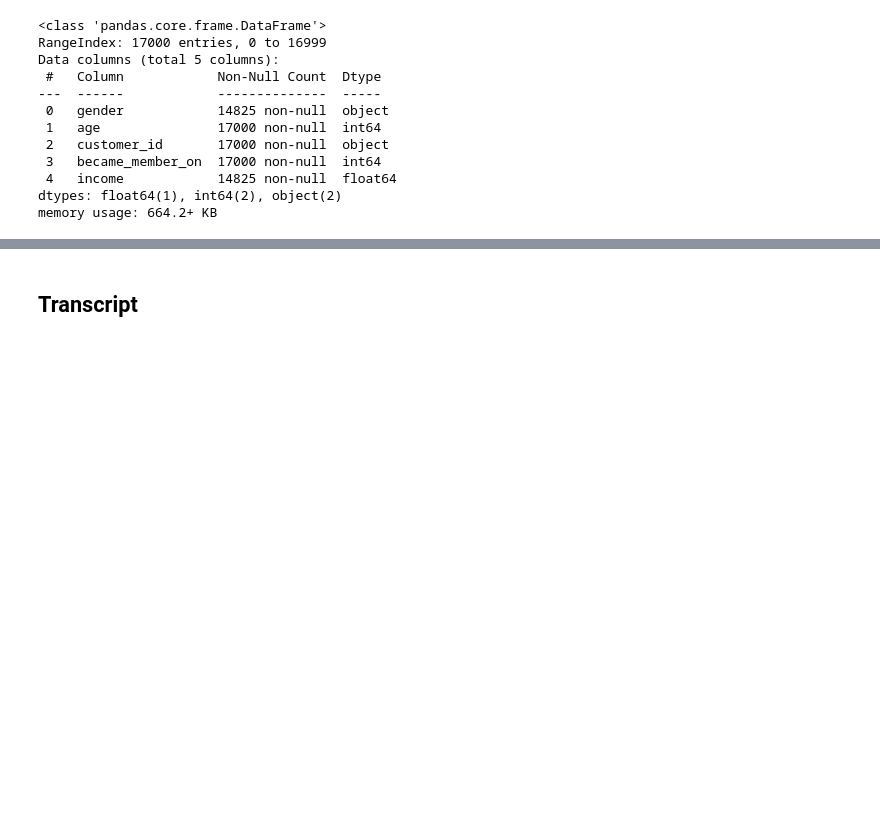
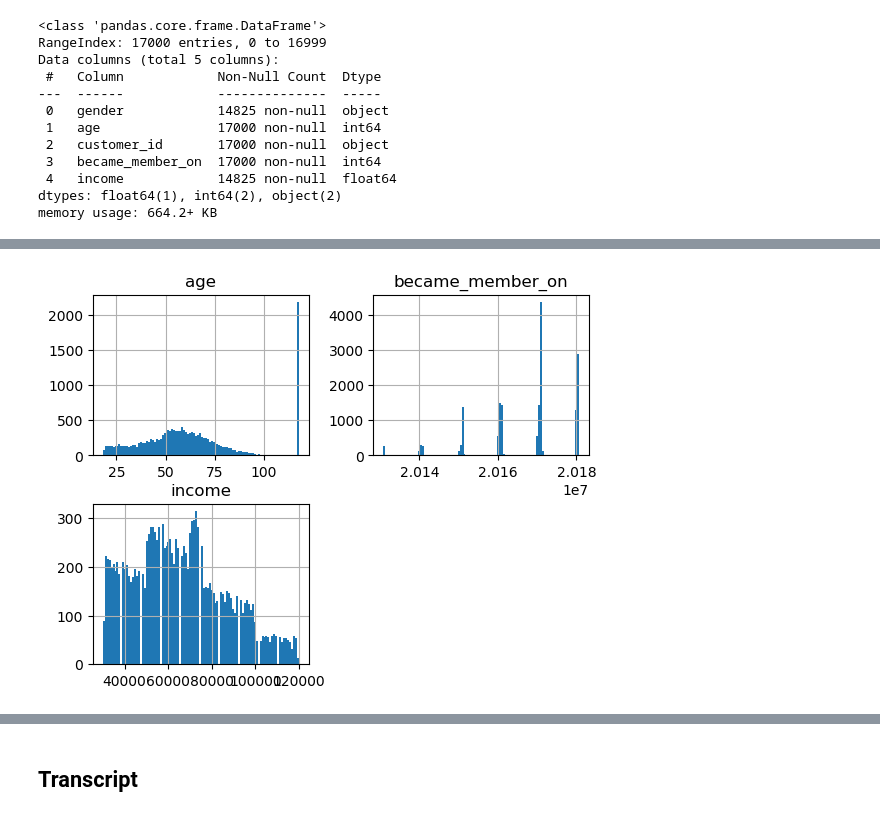
Before and after one commit to gormantt/starbucks_offer_response_model, a Jupyter notebook: notebooks/01_Exploratory_Data_Analysis.ipynb, the cells around one changed output, grey strips where cells are left out. Saved outputs shown, nothing was run; the diff lists cells and outputs as text; code cells hidden in the pictures; blank space fills up the shorter version.

```diff
--- a/notebooks/01_Exploratory_Data_Analysis.ipynb
+++ b/notebooks/01_Exploratory_Data_Analysis.ipynb
@@ -131,0 +141,5 @@ Customer Id can be used as a key becuase it is a unique, non-null identifier for
+# %%
+prof_df.hist(bins = 100)
+plt.show()
+# %% [output]
+[figure, added]
```
Also changed, not shown: parts of 19 cells of this notebook, 1 other file.
